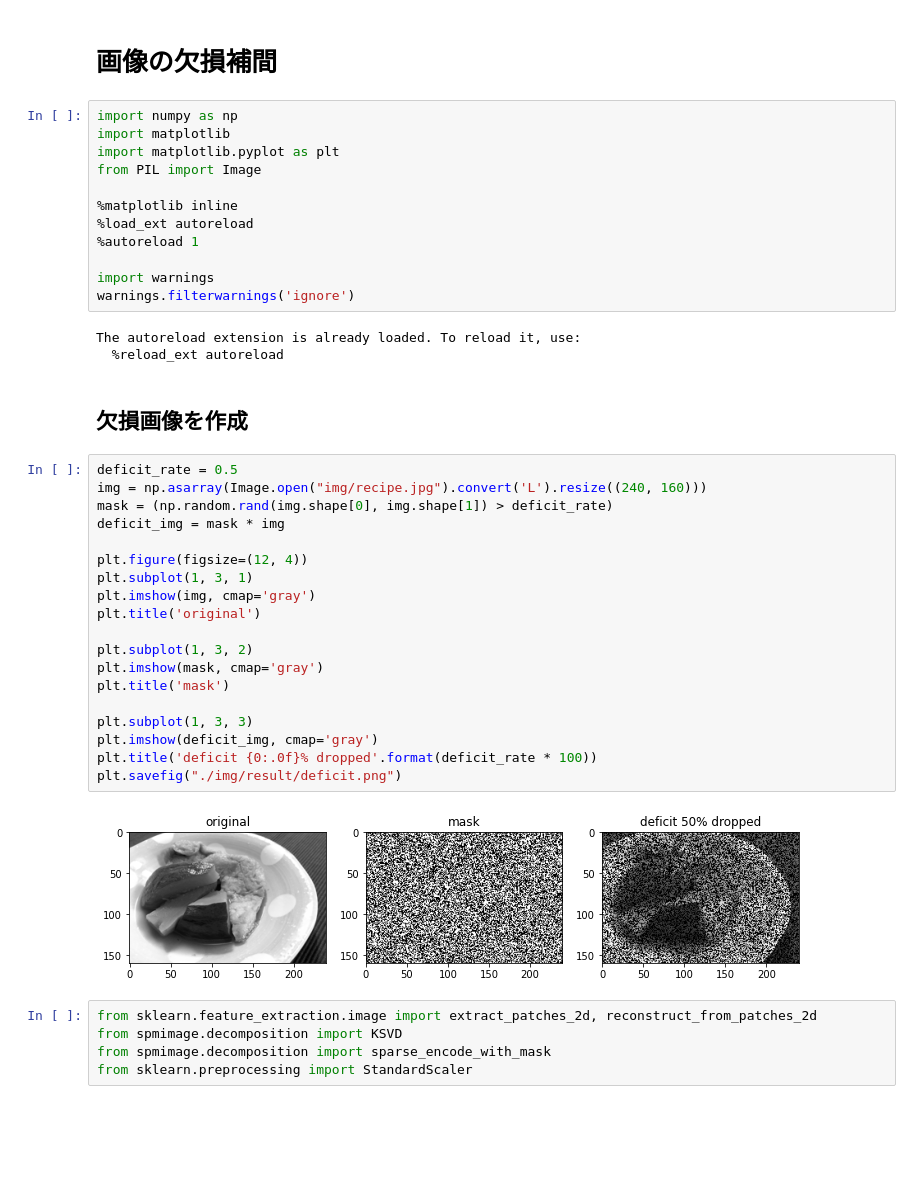
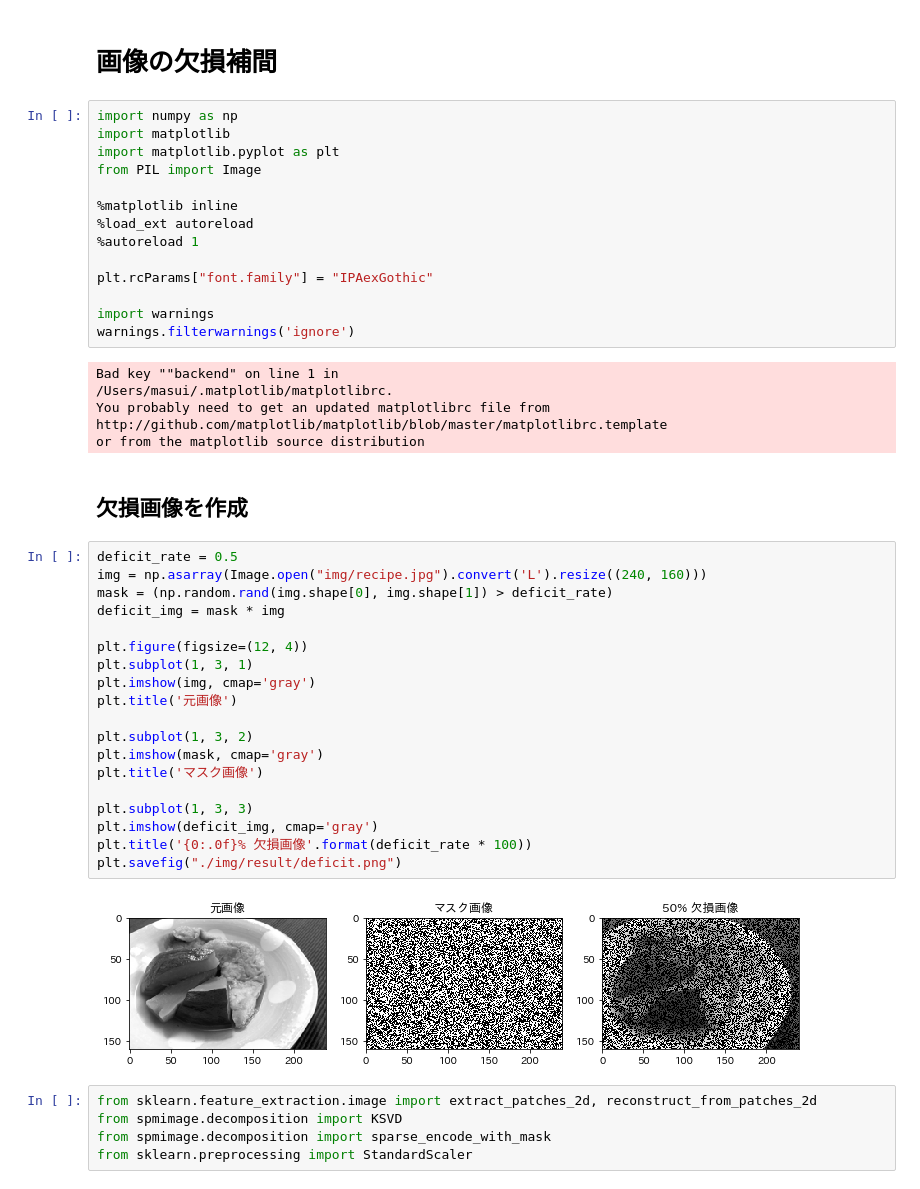
Before and after one commit to hacarus/codezine-sparse-modeling, a Jupyter notebook: 5/inpainting.ipynb, the cells around one changed output. Saved outputs shown, nothing was run; the diff lists cells and outputs as text; blank space fills up the shorter version.

```diff
--- a/5/inpainting.ipynb
+++ b/5/inpainting.ipynb
@@ -10,34 +10,39 @@ from PIL import Image
 %load_ext autoreload
 %autoreload 1
 
+plt.rcParams["font.family"] = "IPAexGothic"
+
 import warnings
 warnings.filterwarnings('ignore')
 # %% [output]
-The autoreload extension is already loaded. To reload it, use:
-  %reload_ext autoreload
+Bad key ""backend" on line 1 in
+/Users/masui/.matplotlib/matplotlibrc.
+You probably need to get an updated matplotlibrc file from
+http://github.com/matplotlib/matplotlib/blob/master/matplotlibrc.template
+or from the matplotlib source distribution
 # %% [markdown]
 ## 欠損画像を作成
 # %%
 deficit_rate = 0.5
 img = np.asarray(Image.open("img/recipe.jpg").convert('L').resize((240, 160)))
 mask = (np.random.rand(img.shape[0], img.shape[1]) > deficit_rate)
 deficit_img = mask * img
 
 plt.figure(figsize=(12, 4))
 plt.subplot(1, 3, 1)
 plt.imshow(img, cmap='gray')
-plt.title('original')
+plt.title('元画像')
 
 plt.subplot(1, 3, 2)
 plt.imshow(mask, cmap='gray')
-plt.title('mask')
+plt.title('マスク画像')
 
 plt.subplot(1, 3, 3)
 plt.imshow(deficit_img, cmap='gray')
-plt.title('deficit {0:.0f}% dropped'.format(deficit_rate * 100))
+plt.title('{0:.0f}% 欠損画像'.format(deficit_rate * 100))
 plt.savefig("./img/result/deficit.png")
 # %% [output]
-[figure, old version]
+[figure, new version]
 # %%
 from sklearn.feature_extraction.image import extract_patches_2d, reconstruct_from_patches_2d
 from spmimage.decomposition import KSVD
```
Also changed, not shown: parts of 3 cells of this notebook, 2 other files.
